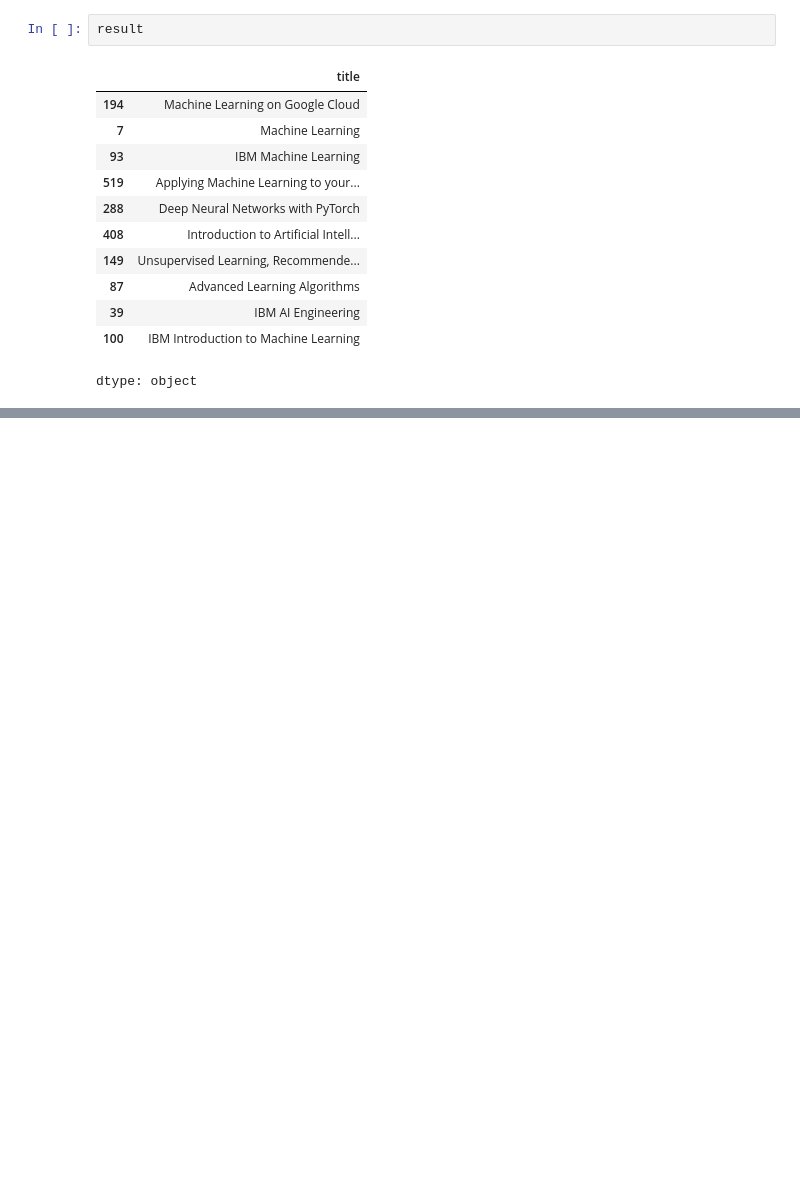
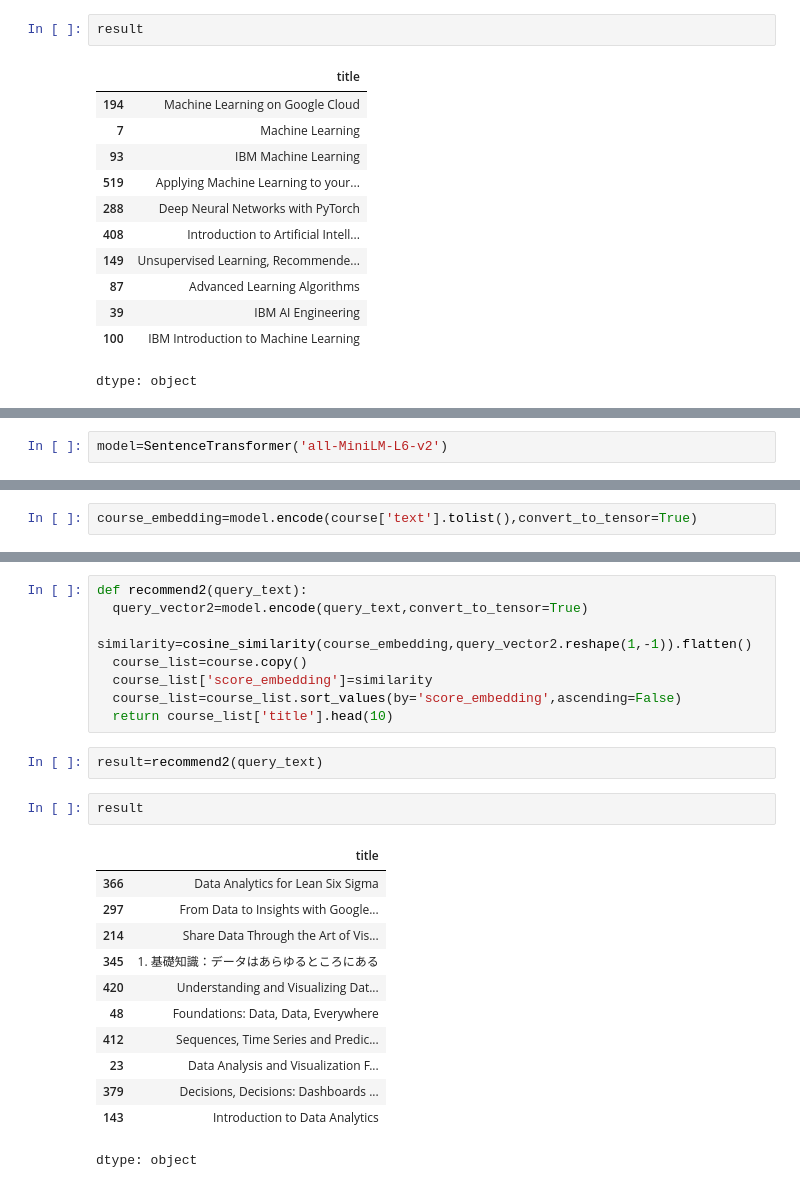
Before and after one commit to Chandrani45/AI-COURSE-RECOMMENDER-PROJECT-WORK-, a Jupyter notebook: Chandrani_Sengupta_project.ipynb, the cells around one changed output, grey strips where cells are left out. Saved outputs shown, nothing was run; the diff lists cells and outputs as text; blank space fills up the shorter version.

```diff
--- a/Chandrani_Sengupta_project.ipynb
+++ b/Chandrani_Sengupta_project.ipynb
@@ -323,0 +278,2 @@ array([-0.10627463, -0.07044705,  0.04529295, -0.11756142, -0.15475056,
+# %%
+model=SentenceTransformer('all-MiniLM-L6-v2')
@@ -323,0 +283,2 @@ array([-0.10627463, -0.07044705,  0.04529295, -0.11756142, -0.15475056,
+# %%
+course_embedding=model.encode(course['text'].tolist(),convert_to_tensor=True)
@@ -323,0 +301,25 @@ array([-0.10627463, -0.07044705,  0.04529295, -0.11756142, -0.15475056,
+# %%
+def recommend2(query_text):
+  query_vector2=model.encode(query_text,convert_to_tensor=True)
+  similarity=cosine_similarity(course_embedding,query_vector2.reshape(1,-1)).flatten()
+  course_list=course.copy()
+  course_list['score_embedding']=similarity
+  course_list=course_list.sort_values(by='score_embedding',ascending=False)
+  return course_list['title'].head(10)
+# %%
+result=recommend2(query_text)
+# %%
+result
+# %% [output]
+|  | title |
+| 366 | Data Analytics for Lean Six Sigma |
+| 297 | From Data to Insights with Google... |
+| 214 | Share Data Through the Art of Vis... |
+| 345 | 1. 基礎知識：データはあらゆるところにある |
+| 420 | Understanding and Visualizing Dat... |
+| 48 | Foundations: Data, Data, Everywhere |
+| 412 | Sequences, Time Series and Predic... |
+| 23 | Data Analysis and Visualization F... |
+| 379 | Decisions, Decisions: Dashboards ... |
+| 143 | Introduction to Data Analytics |
+dtype: object
```
Also changed, not shown: parts of 15 cells of this notebook.
